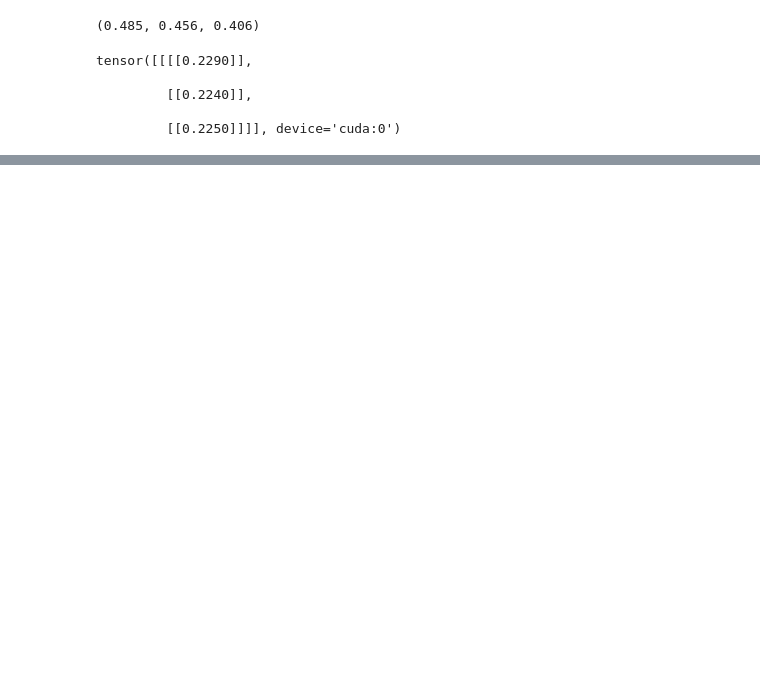
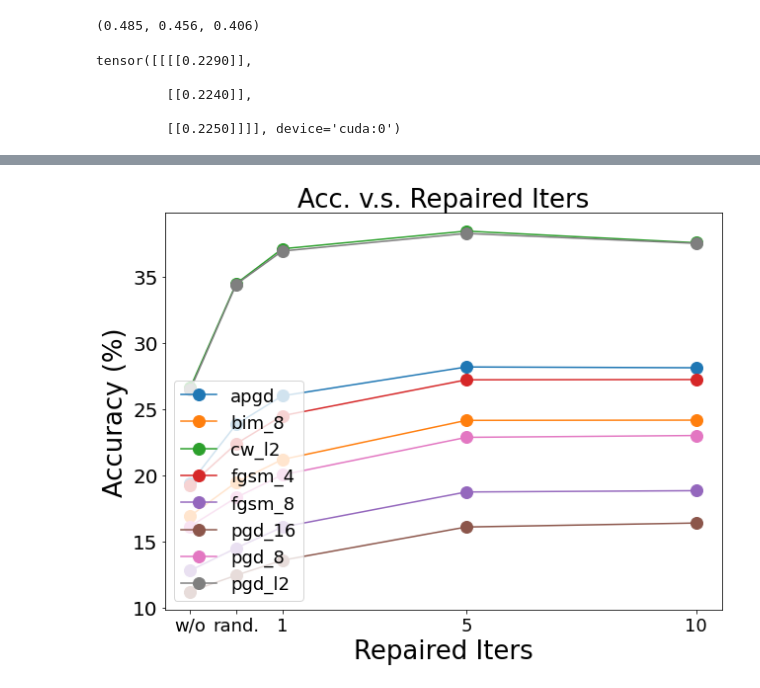
Before and after one commit to yunyuntsai/MAE-Reverse-Adversarial, a Jupyter notebook: ImageNet-Data/Generate_Adverarial_Samples.ipynb, the cells around one changed output, grey strips where cells are left out. Saved outputs shown, nothing was run; the diff lists cells and outputs as text; code cells hidden in the pictures; blank space fills up the shorter version.

```diff
--- a/ImageNet-Data/Generate_Adverarial_Samples.ipynb
+++ b/ImageNet-Data/Generate_Adverarial_Samples.ipynb
@@ -353,10 +347,10 @@ print(str(1).zfill(5))
 # No resizing and center crop necessary as images are already preprocessed.
 unorm_transforms = transforms.Compose([
     transforms.ToTensor(),
-    transforms.Resize(256), transforms.CenterCrop(224),
+#     transforms.Resize(256), transforms.CenterCrop(224),
     transforms.Normalize(IMAGENET_DEFAULT_MEAN, IMAGENET_DEFAULT_STD)
 ])
-attack_imagenet_path = '/local/rcs/yunyun/ImageNet-Data/Attack/'
+attack_imagenet_path = '/local/rcs/yunyun/ImageNet-Data/Attack/val'
 attack_val_dataset = torchvision.datasets.ImageFolder(root=os.path.join(attack_imagenet_path, 'fgsm_4'), transform=unorm_transforms)
 attack_dataset_loader = data.DataLoader(attack_val_dataset, batch_size=32, shuffle=False, drop_last=False, num_workers=8)
 # %%
@@ -396,0 +519,23 @@ Robust accuracy: 50.69 %
+# %%
+import matplotlib.pyplot as plt
+
+label_list=['apgd', 'bim_8', 'cw_l2', 'fgsm_4', 'fgsm_8', 'original', 'pgd_16', 'pgd_8', 'pgd_l2']
+attack_iters = [-1, 0, 1, 5, 10]
+plt.figure(figsize=(9,7))
+for i in range(len(label_list)):
+    if label_list[i] != 'original':
+        plt.plot(attack_iters, attack_acc_list[i][:len(attack_iters)], '-o', markersize=12, label=label_list[i])
+
+my_xticks = ['w/o','rand.','1','5', '10']
+plt.xticks(attack_iters, my_xticks,  fontsize=18)
+plt.yticks(fontsize=20)
+plt.title('Acc. v.s. Repaired Iters', fontsize=26)
+plt.grid(False)
+
+plt.xlabel('Repaired Iters', fontsize=26)
+plt.ylabel('Accuracy (%)',fontsize=26)
+plt.legend(fontsize=18, loc='lower left')
+plt.tight_layout()
+plt.savefig('attack_iters_vs_acc.png', dpi=200)
+# %% [output]
+[figure, added]
```
Also changed, not shown: parts of 27 cells of this notebook, 21 other files.
